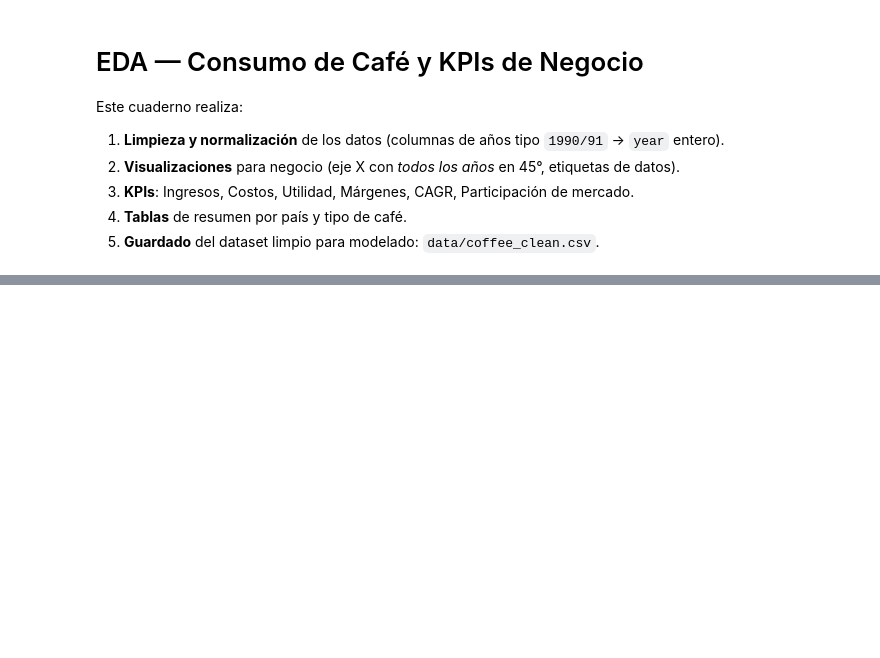
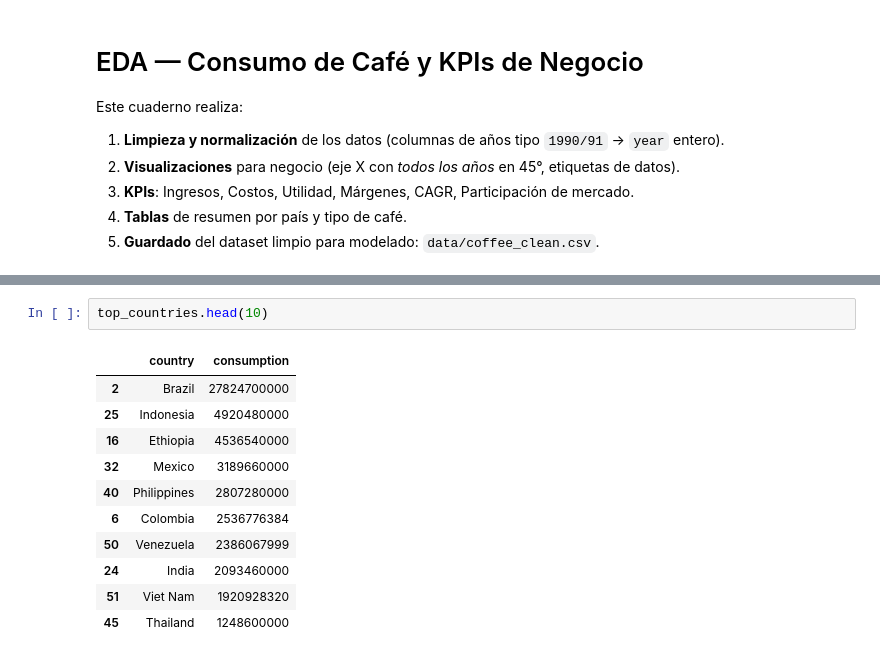
Before and after one commit to wilwil186/Coffee, a Jupyter notebook: EDA.ipynb, the cells around one changed output, grey strips where cells are left out. Drawn from its saved outputs; the diff is of its cells as text; blank space fills up the shorter version.

```diff
--- a/EDA.ipynb
+++ b/EDA.ipynb
@@ -69,0 +158,14 @@ df.head(3), top_countries.head(10), summary_by_country_type.head(10)
+# %%
+top_countries.head(10)
+# %% [output]
+|  | country | consumption |
+| 2 | Brazil | 27824700000 |
+| 25 | Indonesia | 4920480000 |
+| 16 | Ethiopia | 4536540000 |
+| 32 | Mexico | 3189660000 |
+| 40 | Philippines | 2807280000 |
+| 6 | Colombia | 2536776384 |
+| 50 | Venezuela | 2386067999 |
+| 24 | India | 2093460000 |
+| 51 | Viet Nam | 1920928320 |
+| 45 | Thailand | 1248600000 |
```
Also changed, not shown: parts of 9 cells of this notebook, 17 other files.
